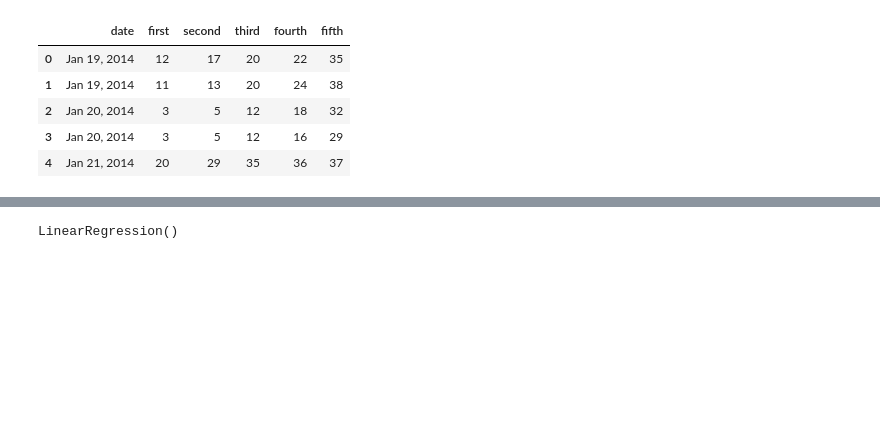
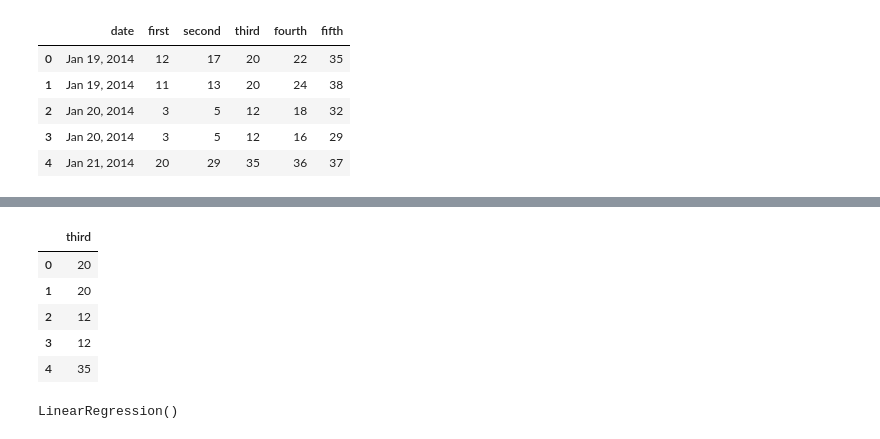
Before and after one commit to jcrawfo4/Learn_Web_Scraping, a Jupyter notebook: jupyter/research_fourth.ipynb, the cells around one changed output, grey strips where cells are left out. Saved outputs shown, nothing was run; the diff lists cells and outputs as text; code cells hidden in the pictures; blank space fills up the shorter version.

```diff
--- a/jupyter/research_fourth.ipynb
+++ b/jupyter/research_fourth.ipynb
@@ -240,3 +238,12 @@ Name: fourth, Length: 7212, dtype: int64
+# %%
+xx.head()
+# %% [output]
+|  | third |
+| 0 | 20 |
+| 1 | 20 |
+| 2 | 12 |
+| 3 | 12 |
+| 4 | 35 |
 # %%
 lm2 = LinearRegression()
 # %%
```
Also changed, not shown: parts of 33 cells of this notebook, 5 other files.
